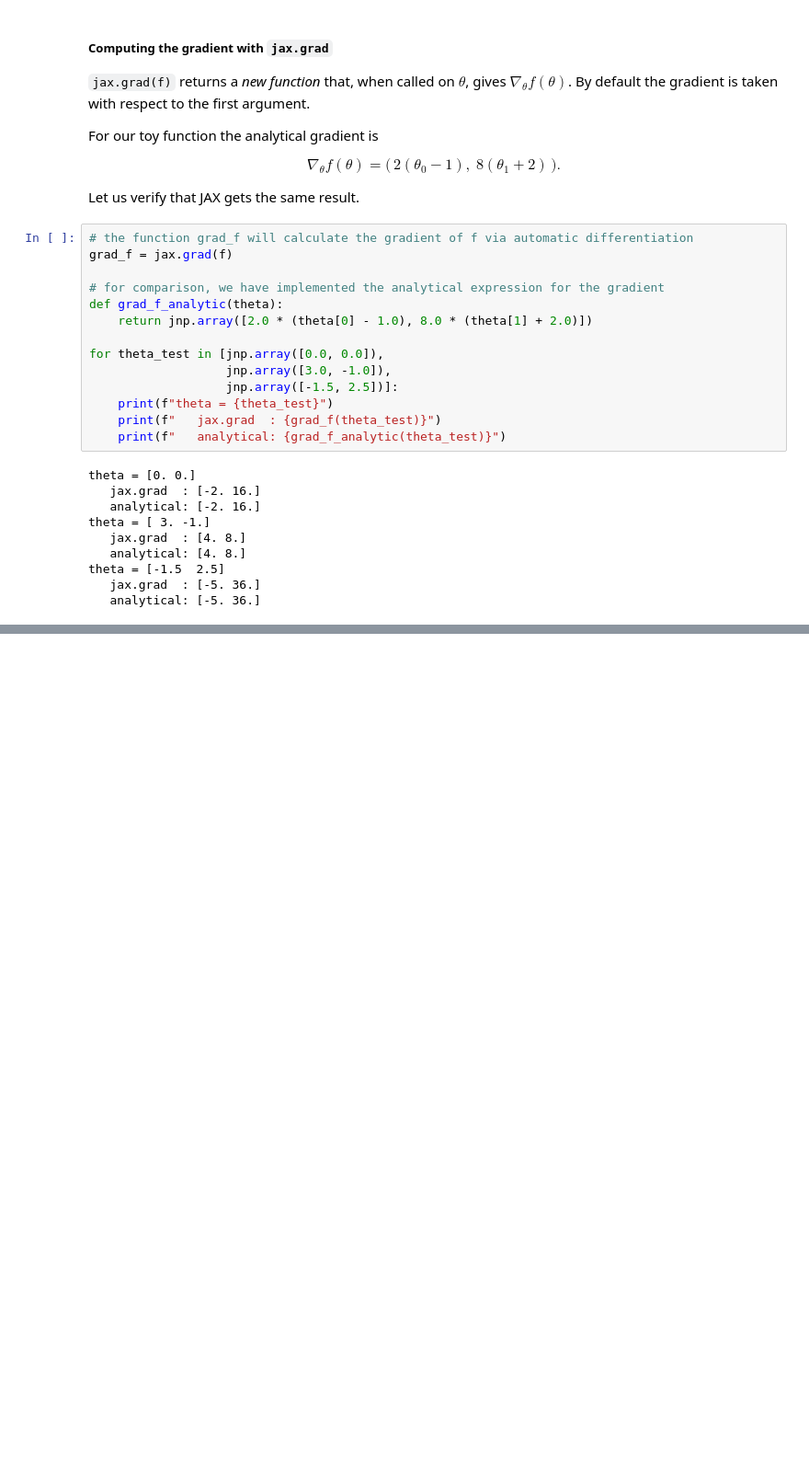
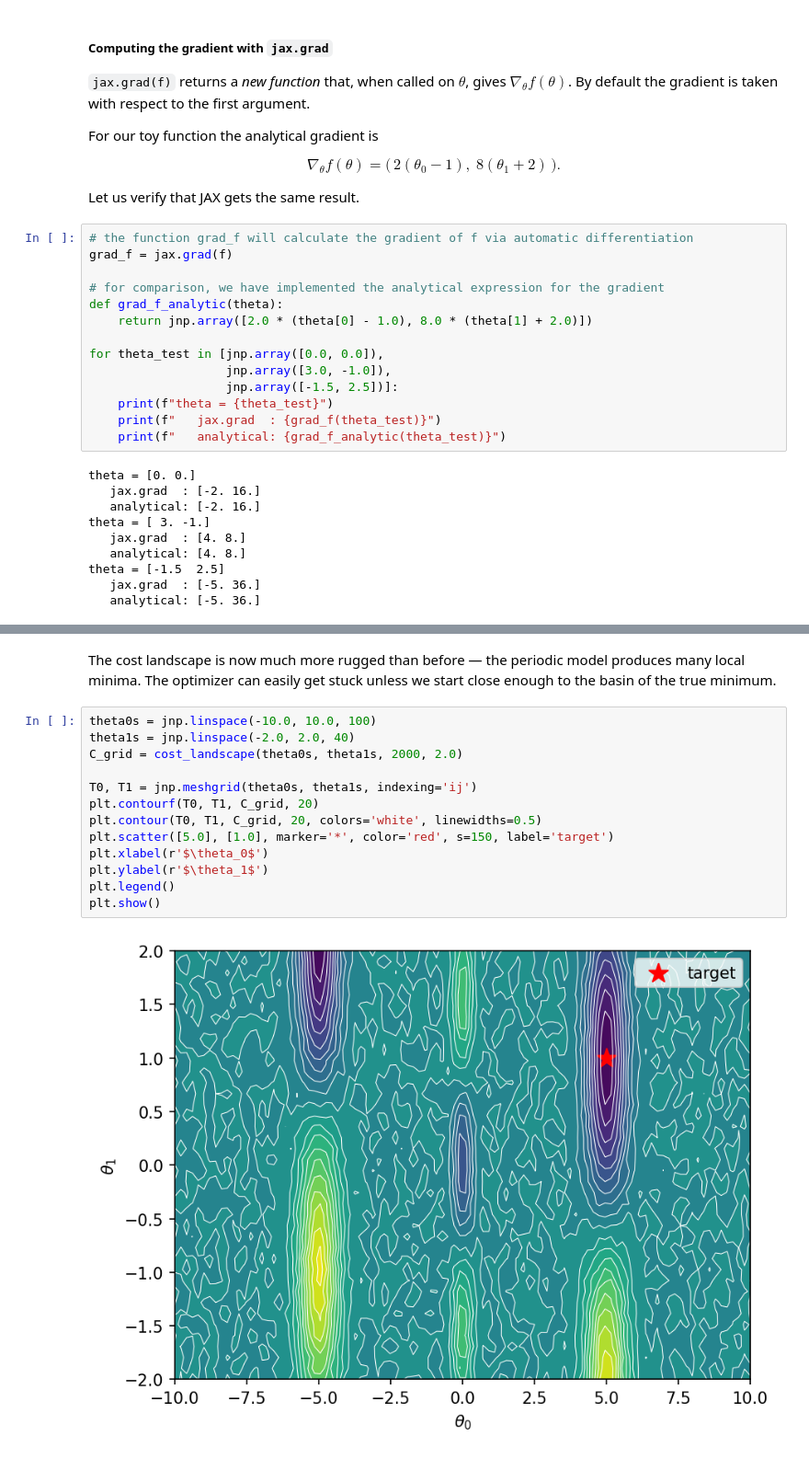
Before and after one commit to jlandgr/ML_tutorial, a Jupyter notebook: 02_tutorial_JAX.ipynb, the cells around one changed output, grey strips where cells are left out. Shown at 92% size. Drawn from its saved outputs; the diff is of its cells as text; blank space fills up the shorter version.

```diff
--- a/02_tutorial_JAX.ipynb
+++ b/02_tutorial_JAX.ipynb
@@ -188,0 +309,17 @@ plt.show()
+# %% [markdown]
+The cost landscape is now much more rugged than before &mdash; the periodic model produces many local minima. The optimizer can easily get stuck unless we start close enough to the basin of the true minimum.
+# %%
+theta0s = jnp.linspace(-10.0, 10.0, 100)
+theta1s = jnp.linspace(-2.0, 2.0, 40)
+C_grid = cost_landscape(theta0s, theta1s, 2000, 2.0)
+
+T0, T1 = jnp.meshgrid(theta0s, theta1s, indexing='ij')
+plt.contourf(T0, T1, C_grid, 20)
+plt.contour(T0, T1, C_grid, 20, colors='white', linewidths=0.5)
+plt.scatter([5.0], [1.0], marker='*', color='red', s=150, label='target')
+plt.xlabel(r'$\theta_0$')
+plt.ylabel(r'$\theta_1$')
+plt.legend()
+plt.show()
+# %% [output]
+[figure, added]
```
Also changed, not shown: parts of 27 cells of this notebook.
